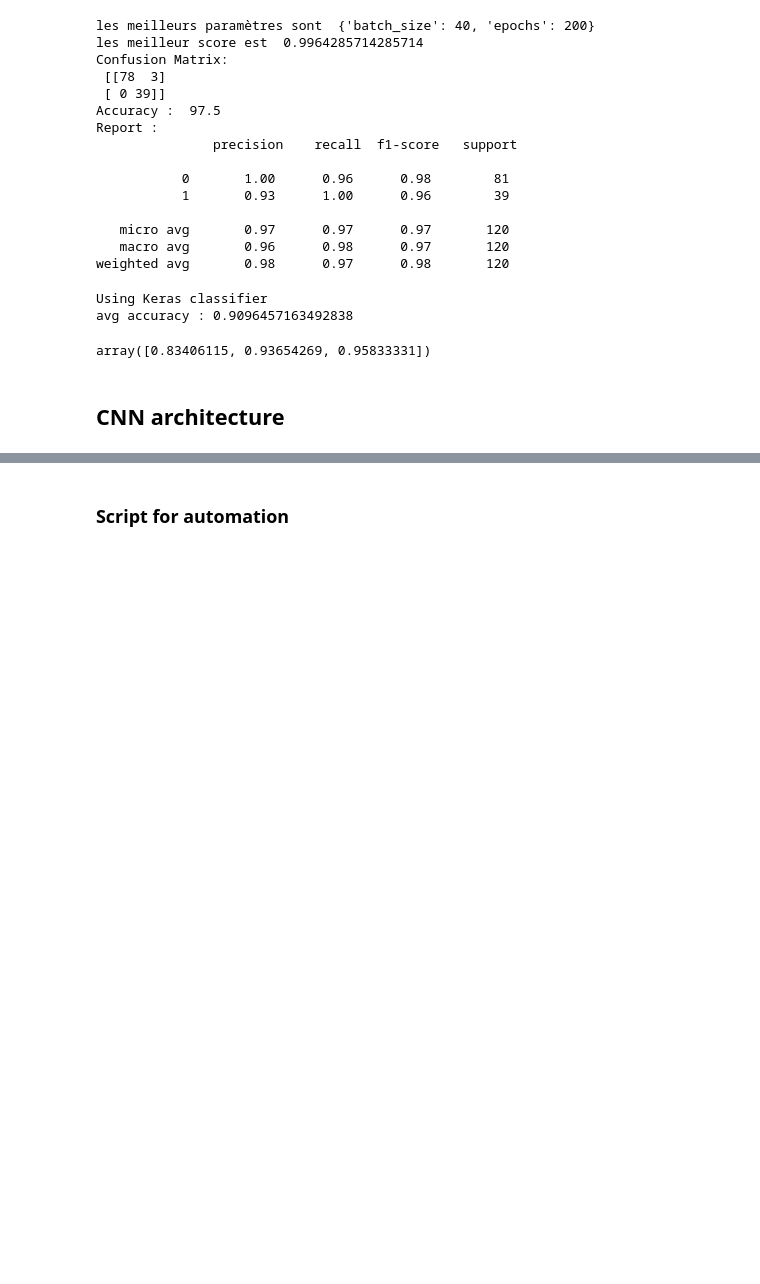
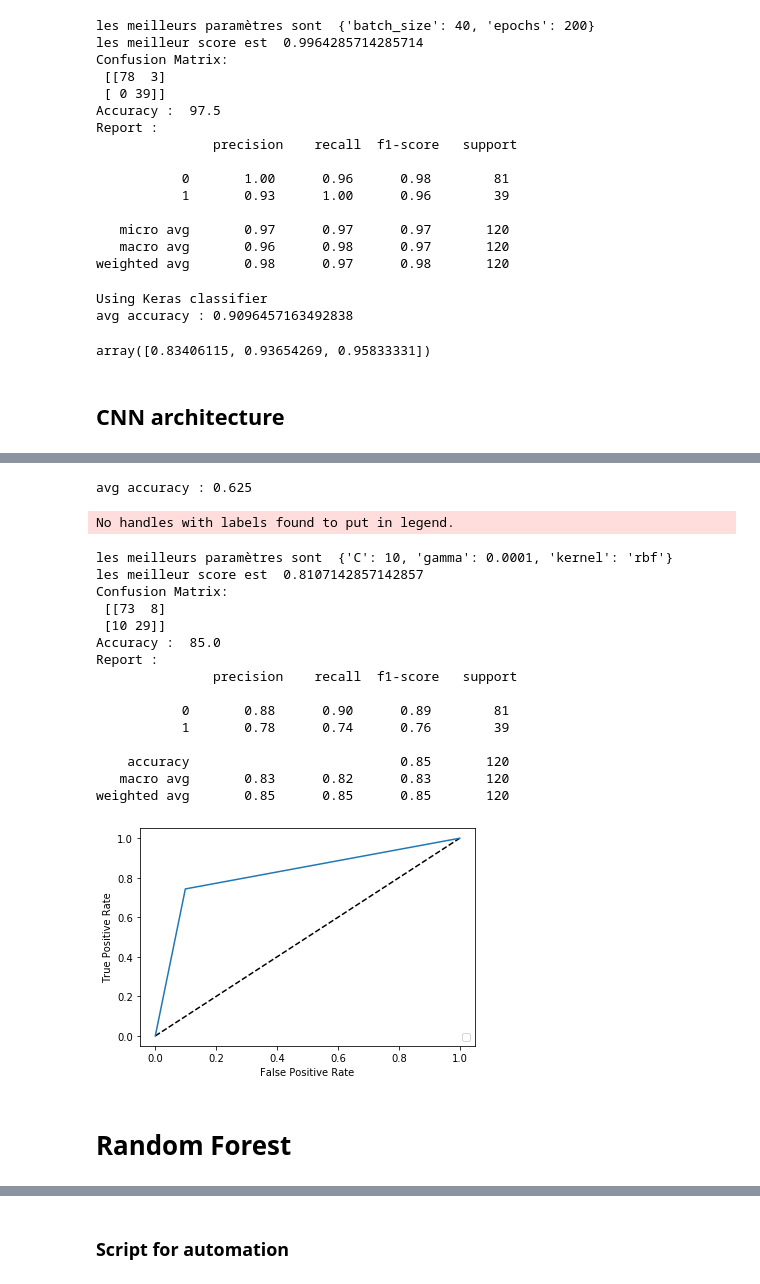
Before and after one commit to Ouasfi/Binary_classification, a Jupyter notebook: Classification.ipynb, the cells around one changed output, grey strips where cells are left out. Drawn from its saved outputs; the diff is of its cells as text; code cells hidden in the pictures; blank space fills up the shorter version.

Commit message:
ajout svm et random forest dans notebook + nom fonction

```diff
--- a/Classification.ipynb
+++ b/Classification.ipynb
@@ -258,0 +280,36 @@ CNN = m.build_CNN(input_shape = (24,1))
+# %%
+results = cross_validation(model, X,y,epochs=100, batch_size=70, n_splits=10)
+# %% [output]
+avg accuracy : 0.625
+# %%
+# defining parameter range
+model = m.SVM(train = False)
+param_grid = {'C': [0.1, 1, 10, 100, 1000, 2000],
+              'gamma': [1, 0.1, 0.01,0.05, 0.001, 0.0001],
+              'kernel': ['rbf']}
+gs, fitted_model, pred = search_pipeline(X_train, X_test, y_train, model, param_grid ,scoring_fit = 'accuracy' )
+
+best_parameters = get_best_parameters (gs )
+y_pred = m.predict(fitted_model, X_test)
+accuracy(y_test, y_pred>0.5)
+plot_roc(y_test,y_pred>0.5)
+# %% [output]
+No handles with labels found to put in legend.
+les meilleurs paramètres sont  {'C': 10, 'gamma': 0.0001, 'kernel': 'rbf'}
+les meilleur score est  0.8107142857142857
+Confusion Matrix:
+ [[73  8]
+ [10 29]]
+Accuracy :  85.0
+Report :
+               precision    recall  f1-score   support
+
+           0       0.88      0.90      0.89        81
+           1       0.78      0.74      0.76        39
+
+    accuracy                           0.85       120
+   macro avg       0.83      0.82      0.83       120
+weighted avg       0.85      0.85      0.85       120
+[figure, added]
+# %% [markdown]
+# Random Forest
```
Also changed, not shown: parts of 7 cells of this notebook.
